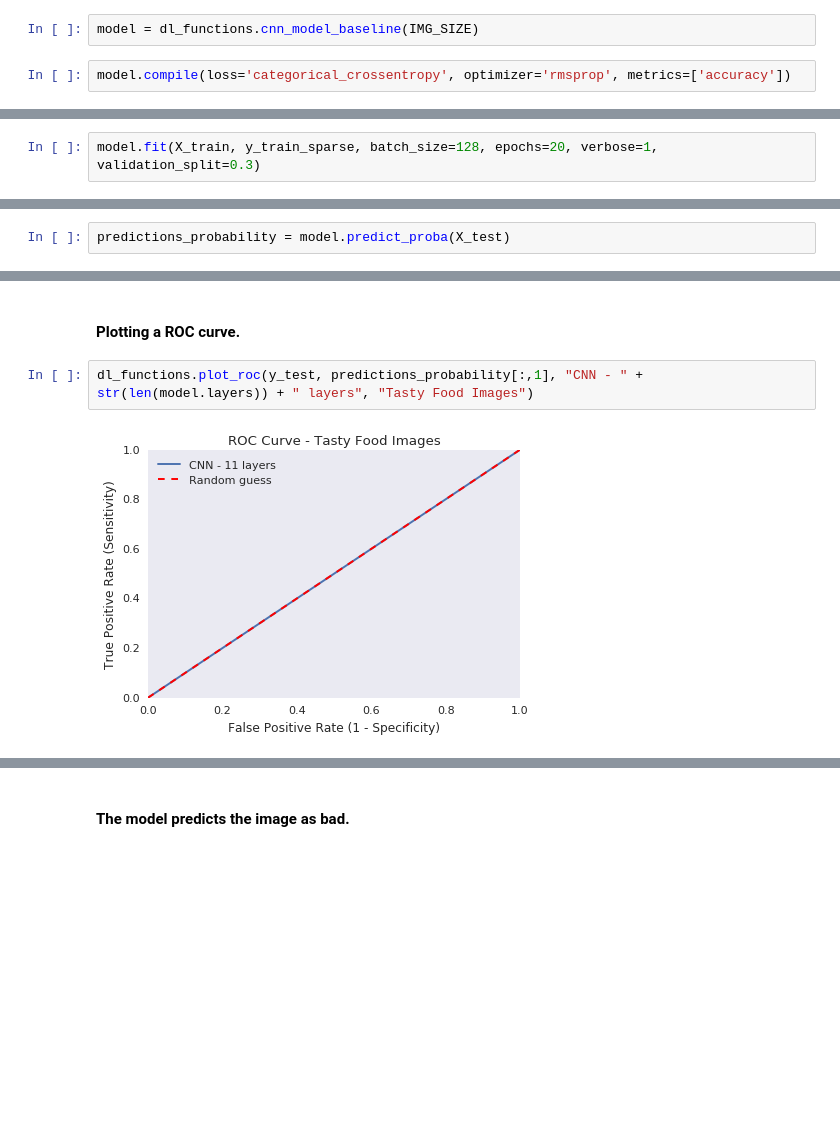
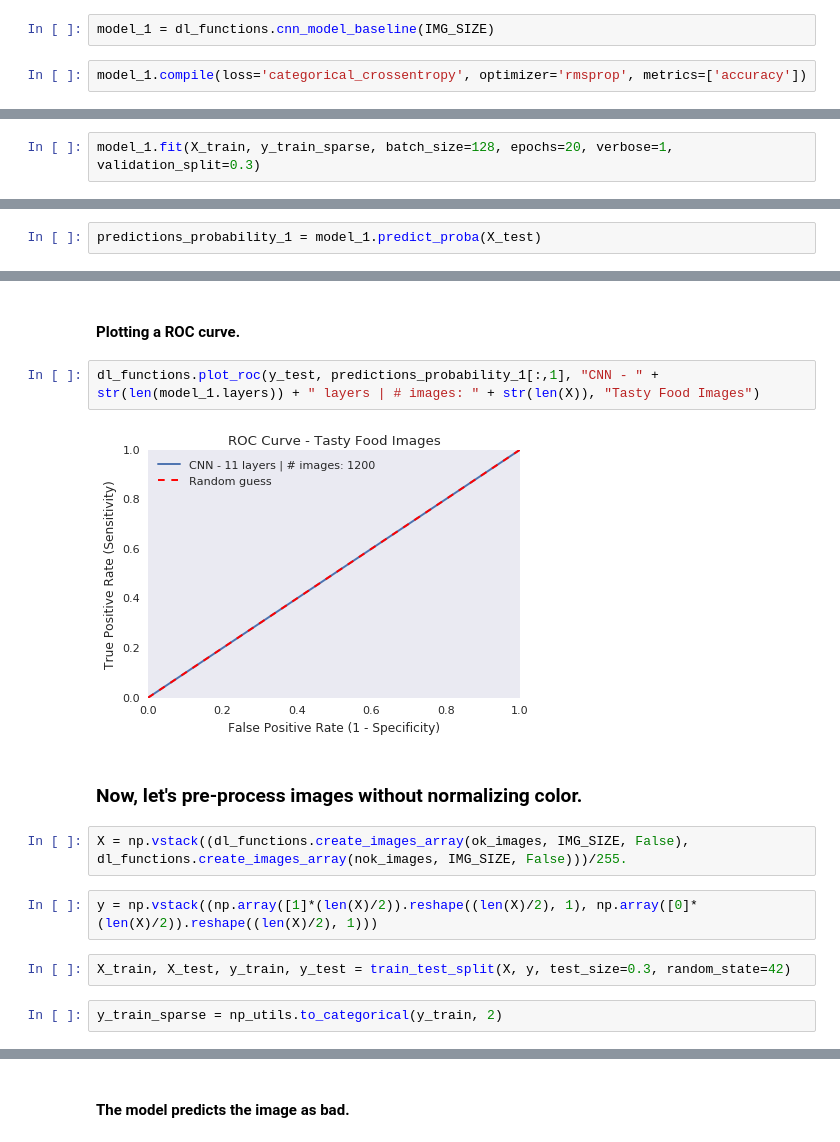
Before and after one commit to carlespoles/DSCI6051-student, a Jupyter notebook: tasty-images-baseline-CNN-model.ipynb, the cells around one changed output, grey strips where cells are left out. Cells and saved outputs as stored; diff of their text form; blank space fills up the shorter version.

Commit message:
check new models

```diff
--- a/tasty-images-baseline-CNN-model.ipynb
+++ b/tasty-images-baseline-CNN-model.ipynb
@@ -57,7 +59,7 @@ y_test_sparse = np_utils.to_categorical(y_test, 2)
 # %% [markdown]
 #### Creating and instance of a CNN model.
 # %%
-model = dl_functions.cnn_model_baseline(IMG_SIZE)
+model_1 = dl_functions.cnn_model_baseline(IMG_SIZE)
 # %%
-model.compile(loss='categorical_crossentropy', optimizer='rmsprop', metrics=['accuracy'])
+model_1.compile(loss='categorical_crossentropy', optimizer='rmsprop', metrics=['accuracy'])
 # %%
@@ -81,7 +83,7 @@ Trainable params: 16,428,098.0
 Non-trainable params: 0.0
 _________________________________________________________________
 # %%
-model.fit(X_train, y_train_sparse, batch_size=128, epochs=20, verbose=1, validation_split=0.3)
+model_1.fit(X_train, y_train_sparse, batch_size=128, epochs=20, verbose=1, validation_split=0.3)
 # %% [output]
 Train on 588 samples, validate on 252 samples
 Epoch 1/20
@@ -130,12 +132,22 @@ pd.DataFrame(confusion_matrix(y_test,predicted_images),columns = ['nok_image','o
 | 0 | 175 | 0 |
 | 1 | 185 | 0 |
 # %%
-predictions_probability = model.predict_proba(X_test)
+predictions_probability_1 = model_1.predict_proba(X_test)
 # %% [output]
 360/360 [==============================] - 5s
 # %% [markdown]
 #### Plotting a ROC curve.
 # %%
-dl_functions.plot_roc(y_test, predictions_probability[:,1], "CNN - " + str(len(model.layers)) + " layers", "Tasty Food Images")
+dl_functions.plot_roc(y_test, predictions_probability_1[:,1], "CNN - " + str(len(model_1.layers)) + " layers | # images: " + str(len(X)), "Tasty Food Images")
 # %% [output]
-[figure, old version]
+[figure, new version]
+# %% [markdown]
+### Now, let's pre-process images without normalizing color.
+# %%
+X = np.vstack((dl_functions.create_images_array(ok_images, IMG_SIZE, False), dl_functions.create_images_array(nok_images, IMG_SIZE, False)))/255.
+# %%
+y = np.vstack((np.array([1]*(len(X)/2)).reshape((len(X)/2), 1), np.array([0]*(len(X)/2)).reshape((len(X)/2), 1)))
+# %%
+X_train, X_test, y_train, y_test = train_test_split(X, y, test_size=0.3, random_state=42)
+# %%
+y_train_sparse = np_utils.to_categorical(y_train, 2)
```
Also changed, not shown: parts of 31 cells of this notebook, 1 other file.
